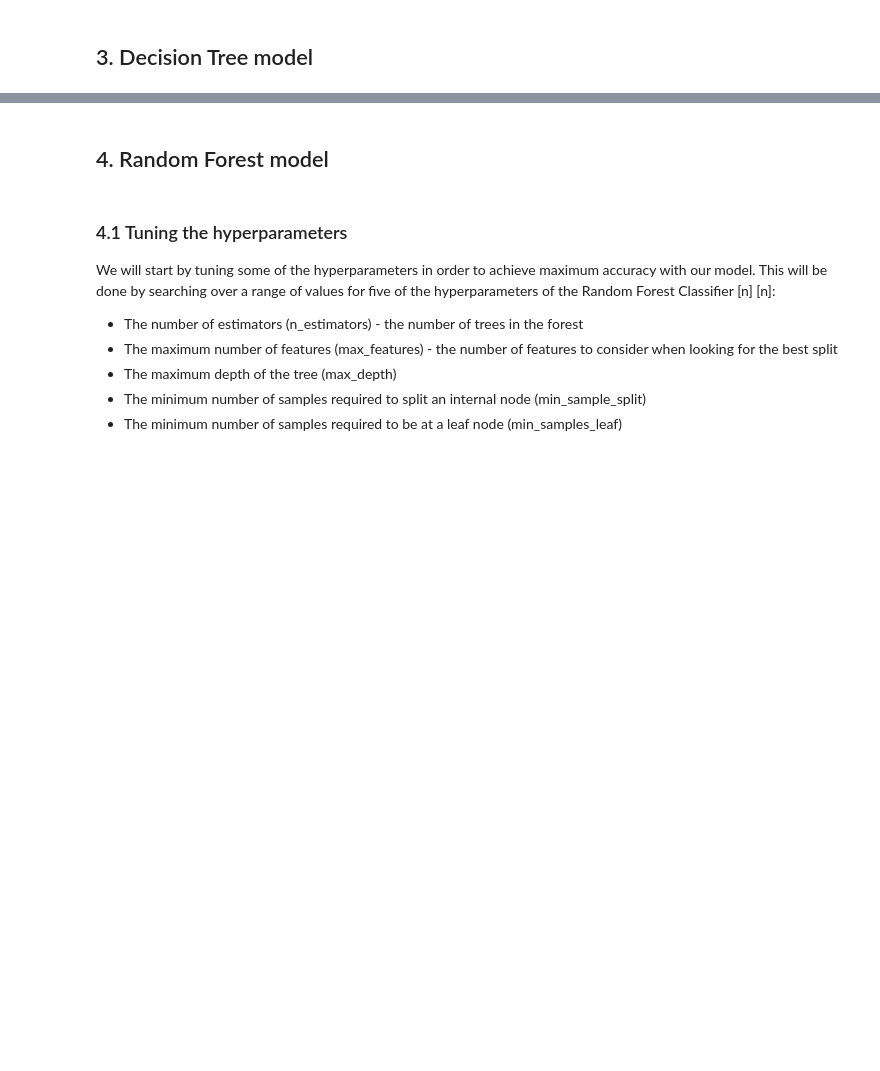
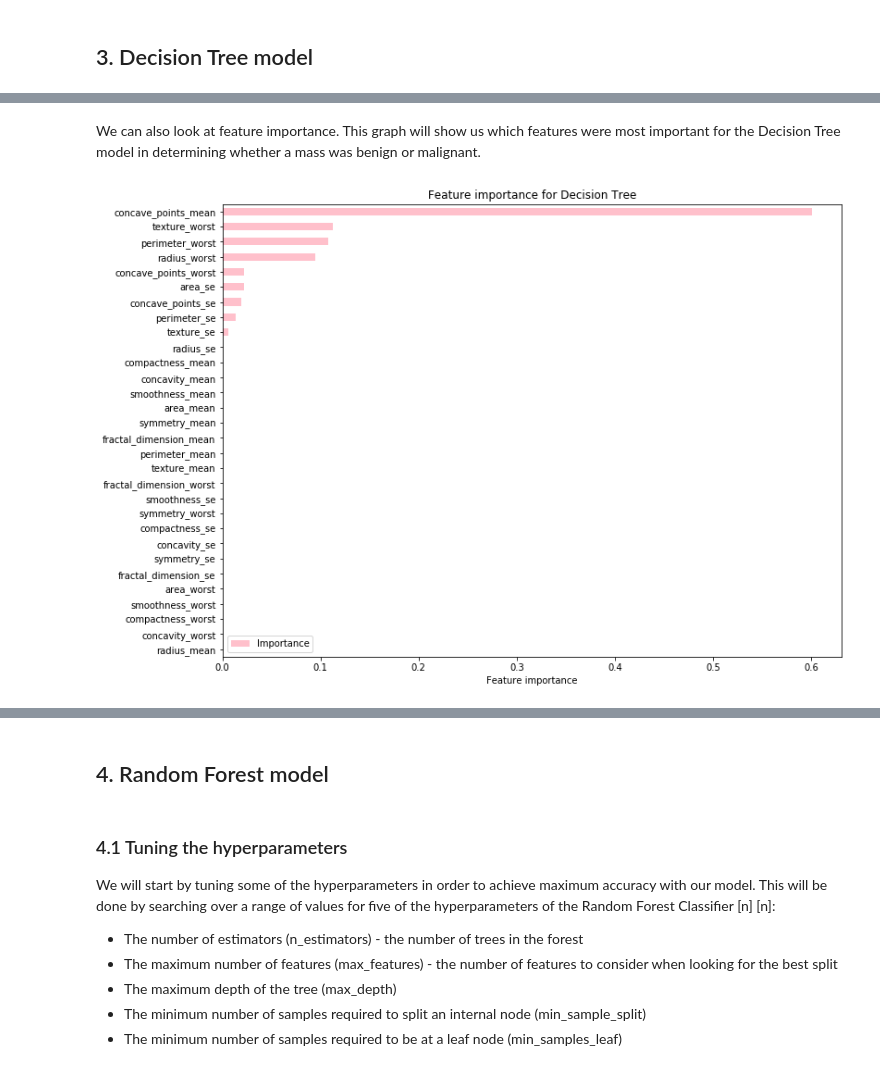
Before and after one commit to DaniiClarkee/Team4_CFG, a Jupyter notebook: Team_4_analysis_full_notebook_Rose.ipynb, the cells around one changed output, grey strips where cells are left out. Cells and saved outputs as stored; diff of their text form; code cells hidden in the pictures; blank space fills up the shorter version.

```diff
--- a/Team_4_analysis_full_notebook_Rose.ipynb
+++ b/Team_4_analysis_full_notebook_Rose.ipynb
@@ -326,0 +584,7 @@ Considering these factors, we have decided to set the threshold at 30%, i.e. any
+# %% [markdown]
+We can also look at feature importance. This graph will show us which features were most important for the Decision Tree model in determining whether a mass was benign or malignant.
+# %%
+utilities.plot_feature_importance(clf_decision_tree,"pink","Decision Tree", one_hot_df_indep)
+plt.show()
+# %% [output]
+[figure, added]
```
Also changed, not shown: parts of 30 cells of this notebook.
